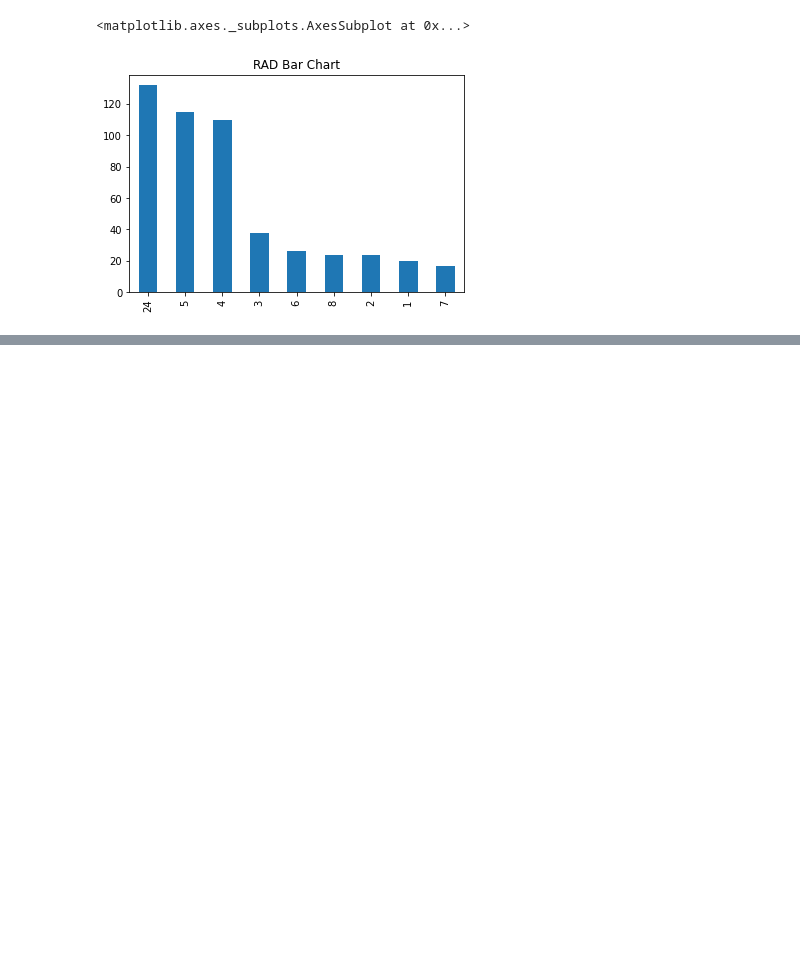
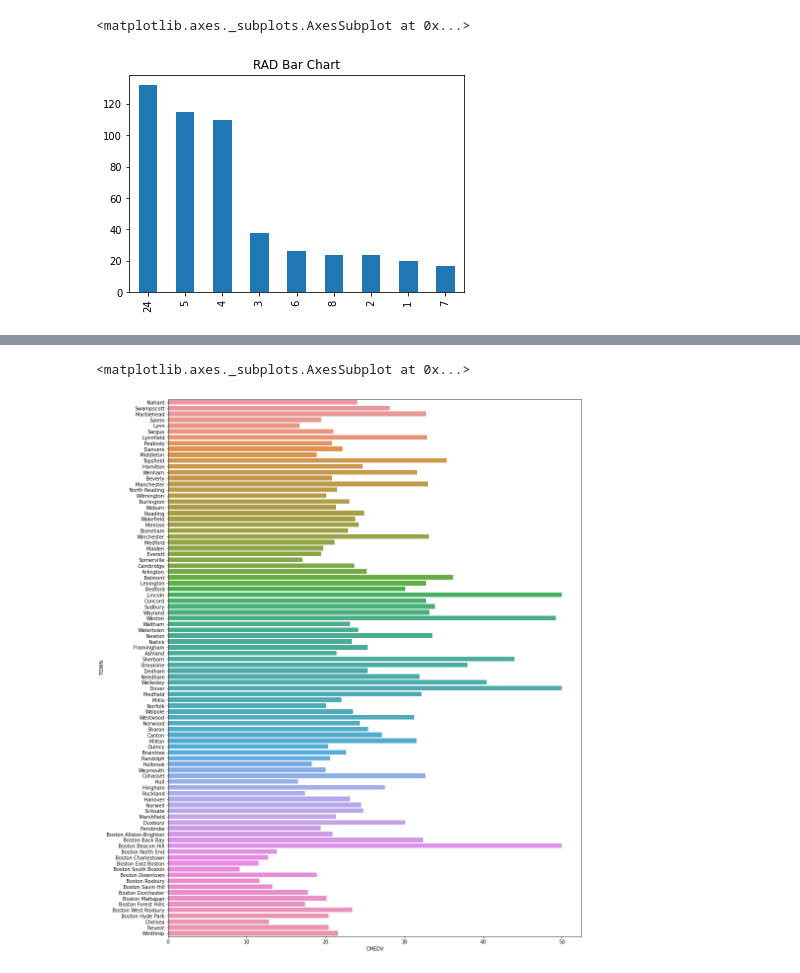
Before and after one commit to sangkonpark/1day-1commit, a Jupyter notebook: Sparta_ColdingClub_3강_보스턴_주택_가격_예측_답안_박상곤.ipynb, the cells around one changed output, grey strips where cells are left out. Drawn from its saved outputs; the diff is of its cells as text; code cells hidden in the pictures; blank space fills up the shorter version.

```diff
--- a/Sparta_ColdingClub_3강_보스턴_주택_가격_예측_답안_박상곤.ipynb
+++ b/Sparta_ColdingClub_3강_보스턴_주택_가격_예측_답안_박상곤.ipynb
@@ -185,0 +192,6 @@ import seaborn as sns
+# %%
+fig = plt.figure(figsize=(15, 20))
+sns.barplot(x='CMEDV', y='TOWN', data=boston_df, ci=None)
+# %% [output]
+<matplotlib.axes._subplots.AxesSubplot at 0x...>
+[figure, added]
```
Also changed, not shown: parts of 13 cells of this notebook.
